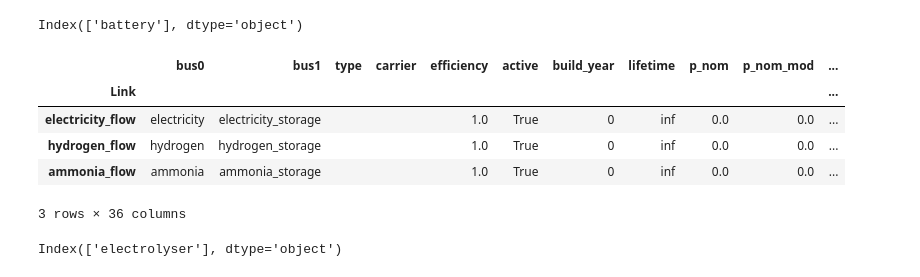
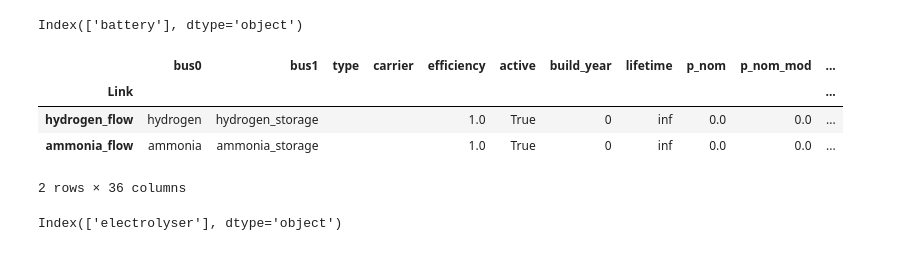
Before and after one commit to philouhawi/PyPSA-China-Green-LCOX-Model, a Jupyter notebook: LCO-Ammonia model 1.0 2025-02-06.ipynb, the cells around one changed output. Drawn from its saved outputs; the diff is of its cells as text; code cells hidden in the pictures.

```diff
--- a/LCO-Ammonia model 1.0 2025-02-06.ipynb
+++ b/LCO-Ammonia model 1.0 2025-02-06.ipynb
@@ -23,19 +28,18 @@ def calculate_annualised_capex(capex: float, interest: float, lifetime: int):
 # %%
 # Import an example of wind daily pattern
-wind_pattern = pd.read_csv("/Users/philip/Downloads/2024-10-PyPSA-H2-Training/data/weather data/China_InMo_2019_onshore_wind_41.6401_109.8633_hourly_pattern.csv")["daily pattern"]
+wind_pattern = pd.read_csv("/Users/philip/Desktop/AGORA/China PyPSA LCOX/code/data/China_InMo_2019_onshore_wind_41.6401_109.8633_hourly_pattern.csv")["daily pattern"]
 # annual time-series availability of onshore wind (just a simplified example)
 wind_profile = pd.Series(list(wind_pattern), index=n.snapshots)
 
 # Import an example of solar daily pattern
-solar_pattern = pd.read_csv("/Users/philip/Downloads/2024-10-PyPSA-H2-Training/data/weather data/China_InMo_2019_solar_41.6401_109.8633_hourly_pattern.csv")["daily pattern"]
+solar_pattern = pd.read_csv("/Users/philip/Desktop/AGORA/China PyPSA LCOX/code/data/China_InMo_2019_solar_41.6401_109.8633_hourly_pattern.csv")["daily pattern"]
 # annual time-series availability of solar (just a simplified example)
 solar_profile = pd.Series(list(solar_pattern), index=n.snapshots)
 
 # Import an example of wind daily pattern
-load_pattern = pd.read_csv("/Users/philip/Downloads/2024-10-PyPSA-H2-Training/data/weather data/example_industrial_h2_demand_daily_pattern.csv")["daily pattern"]
+#load_pattern = pd.read_csv("/Users/philip/Downloads/2024-10-PyPSA-H2-Training/data/weather data/example_industrial_h2_demand_daily_pattern.csv")["daily pattern"]
 # annual time-series availability of onshore wind (just a simplified example)
-load_profile = pd.Series(list(load_pattern)*365, index=n.snapshots)
-
+#load_profile = pd.Series(list(load_pattern)*365, index=n.snapshots)
 
 # Print first few values to verify
 wind_profile.head(100).plot()
@@ -47,7 +51,7 @@ solar_profile.head(100).plot()
 # create the buses needed for the ammonia system
 n.add(class_name="Bus", name="electricity", carrier="electricity", overwrite=True)
 
-n.add(class_name="Bus", name="electricity_storage", carrier="electricity", overwrite=True)
+#n.add(class_name="Bus", name="electricity_storage", carrier="electricity", overwrite=True)
 
 # hydrogen buses
 n.add(class_name="Bus", name="hydrogen", carrier="hydrogen", overwrite=True)
@@ -181,6 +184,7 @@ n.add(
 # %% [output]
 Index(['hydrogen_tank'], dtype='object')
 # %%
+# create ammonia storage tank
 # Ammonia tank's techno-economic parameters are given as:
 eur_to_usd = 1.1
 lifetime = 20
@@ -199,8 +203,9 @@ n.add(
     bus="ammonia_storage",
     carrier="ammonia",
     e_nom_extendable=True,
-    e_cyclic=True,
-    e_initial=0,
+#    e_nom_max=10000,
+    e_cyclic=False,
+#    e_initial=0,
     capital_cost= annualized_capex * FOM/100 * annualized_capex,
     marginal_cost=1,
     overwrite=True
@@ -216,9 +221,9 @@ n.stores
 # %%
 # Techno-economic parameters of a lithium ion battery storage:
 
-lifetime = 12.5  # years; https://greencubes.com/in-the-news/why-lithium-is-taking-over-stationary-energy-storage/
+lifetime = 12.5  # years (average: 10-15); https://greencubes.com/in-the-news/why-lithium-is-taking-over-stationary-energy-storage/
 interest = 0.0563  # unit: -
-CAPEX = 80 * 1000  # $/MW; original: 600 # Source: https://www.energy-storage.news/mind-blowing-bids-power-chinas-16gwh-bess-tender-state-owned-firms-market-share/
+CAPEX = 160 * 1000  # $/MW; original: 600 # 80USD / kWh storage (Nov 2024), assuming 2Ah storages. Source: https://www.energy-storage.news/mind-blowing-bids-power-chinas-16gwh-bess-tender-state-owned-firms-market-share/
 FOM = 1.5  # $/MW per year (between 1% and 2% of the CAPEX)
 VOM = 0  # $/MWh
 fuel_cost = 0  # $/MWh_th per unit water consumed
@@ -230,7 +235,7 @@ annualized_capex = calculate_annualised_capex(CAPEX, interest, lifetime)
 n.add(
     class_name="StorageUnit",
     name="battery",
-    bus="electricity_storage",
+    bus="electricity",
     marginal_cost= VOM + fuel_cost,
     capital_cost=annualized_capex + FOM/100 * annualized_capex,
     p_nom_extendable=True,
@@ -238,14 +243,15 @@ n.add(
     efficiency_dispatch=efficiency_dispatch,
     p_max_pu=1,  # Discharging availability
     p_min_pu=-1,  # Charging availability
-#    max_hours=8,  # energy-to-power ratio
+    max_hours=2,  # energy-to-power ratio assumption is 2Ah
+    state_of_charge_initial=100,
     overwrite=True
 )
 # %% [output]
 Index(['battery'], dtype='object')
 # %%
 #create the links for electrolysers, ammonia synthesis, electricity flow and hydrogen flow
-
+"""
 n.add(
     class_name="Link",
     name="electricity_flow",
@@ -257,39 +263,38 @@ n.add(
     p_min_pu=-1, #bi-directional flow
     overwrite=True
 )
-
+"""
 n.add(
     class_name="Link",
     name="hydrogen_flow",
     bus0="hydrogen",
     bus1="hydrogen_storage",
     p_nom_extendable=True, # allow flexible capacity expansion
     marginal_cost=1, #$/MWh
     efficiency=1,
     p_min_pu=-1, #bi-directional flow
     overwrite=True
 )
 
 n.add(
     class_name="Link",
     name="ammonia_flow",
     bus0="ammonia",
     bus1="ammonia_storage",
     p_nom_extendable=True, # allow flexible capacity expansion
     marginal_cost=1, #$/MWh
     efficiency=1,
     p_min_pu=-1, #bi-directional flow
     overwrite=True
 )
 
 n.links
 # %% [output]
 |  | bus0 | bus1 | type | carrier | efficiency | active | build_year | lifetime | p_nom | p_nom_mod | ... |
 | Link |  |  |  |  |  |  |  |  |  |  | ... |
-| electricity_flow | electricity | electricity_storage |  |  | 1.0 | True | 0 | inf | 0.0 | 0.0 | ... |
 | hydrogen_flow | hydrogen | hydrogen_storage |  |  | 1.0 | True | 0 | inf | 0.0 | 0.0 | ... |
 | ammonia_flow | ammonia | ammonia_storage |  |  | 1.0 | True | 0 | inf | 0.0 | 0.0 | ... |
-3 rows × 36 columns
+2 rows × 36 columns
 # %%
 #create the link for the electrolyser
 
```
Also changed, not shown: parts of 19 cells of this notebook, 1 other file.
